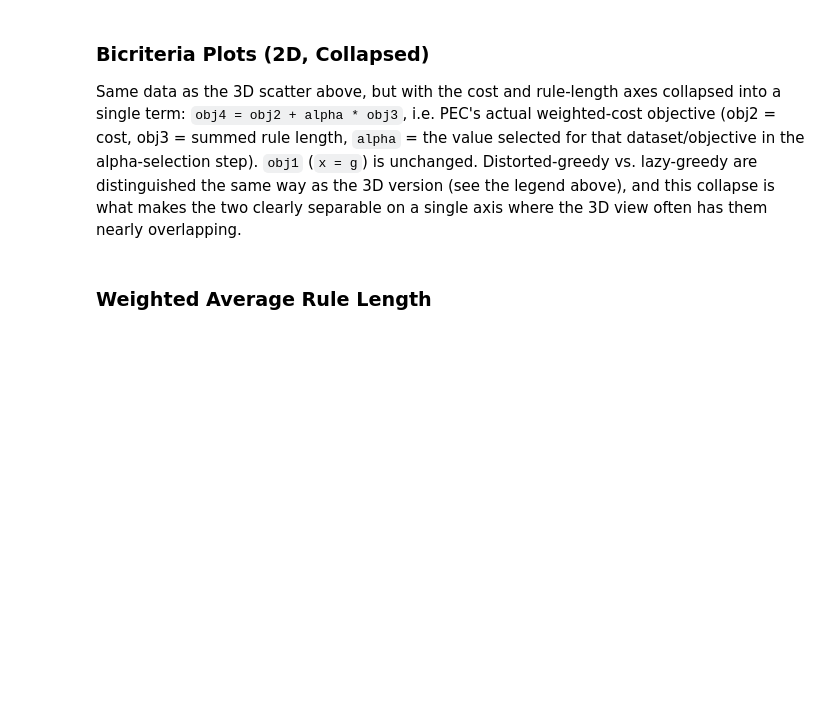
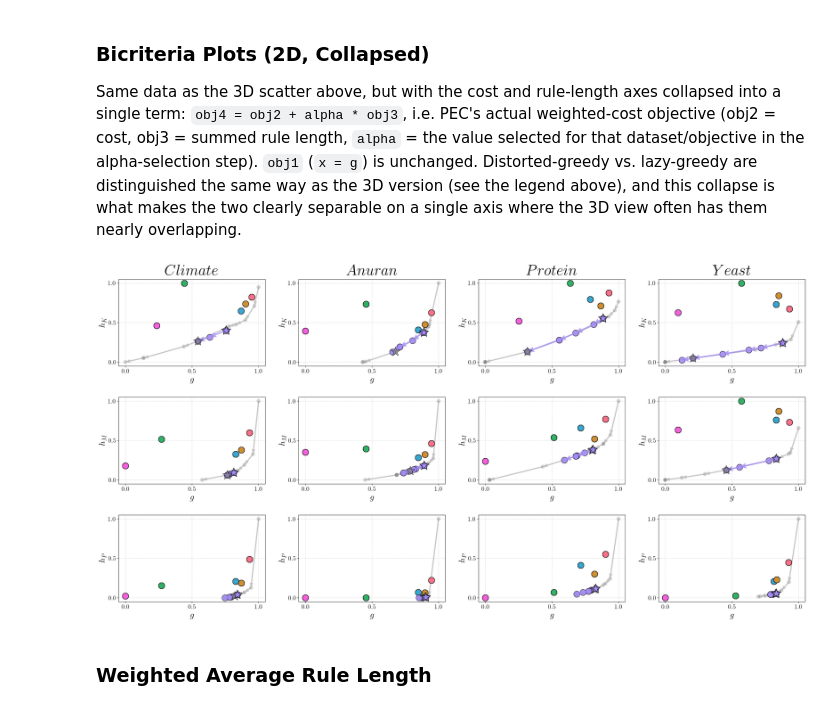
Before and after one commit to kevinqnb/interpretable-clustering, a Jupyter notebook: examples/experiments.ipynb, the cells around one changed output. Cells and saved outputs as stored; diff of their text form; code cells hidden in the pictures; blank space fills up the shorter version.

```diff
--- a/examples/experiments.ipynb
+++ b/examples/experiments.ipynb
@@ -1158,7 +1121,7 @@ fig, axs = plt.subplots(
 for i, (dataset, objective_result_dict) in enumerate(scatter_dict_2d.items()):
     for j, (objective, module_result_dict) in enumerate(objective_result_dict.items()):
         ax = axs[j, i]
-        ax.grid(True, linestyle=':', linewidth=0.6, alpha=0.5)
+        ax.grid(True, linestyle=':', linewidth=0.8, alpha=0.9)
 
         for module, pts in module_result_dict.items():
             x, y4 = pts['x'], pts['y4']
@@ -1170,7 +1133,7 @@ for i, (dataset, objective_result_dict) in enumerate(scatter_dict_2d.items()):
             if is_lazy:
                 ax.scatter(
                     x, y4,
-                    color=color, marker='o', s=40, alpha=0.35,
+                    color=color, marker='o', s=100, alpha=0.35,
                     edgecolor='none', zorder=2,
                 )
                 if len(lam) > 1:
@@ -1183,16 +1146,16 @@ for i, (dataset, objective_result_dict) in enumerate(scatter_dict_2d.items()):
                         # 'dots' keeps the arrow shaft width an absolute size
                         # (independent of axes aspect ratio), so it doesn't
                         # balloon if a panel ends up short and wide.
-                        units='dots', width=2.4,
+                        units='dots', width=4.0,
                         color=color, alpha=0.45,
-                        headwidth=4, headlength=5, zorder=2,
+                        headwidth=3, headlength=4, zorder=2,
                     )
                     arrows.set_linestyle('dashed')
 
                 if lambda_star_idx is not None:
                     ax.scatter(
                         x[lambda_star_idx], y4[lambda_star_idx],
-                        marker='*', s=350, color=color, edgecolor='black',
+                        marker='*', s=600, color=color, edgecolor='black',
                         alpha=0.7, linewidth=1.0, zorder=5,
                     )
             else:
@@ -1200,8 +1163,8 @@ for i, (dataset, objective_result_dict) in enumerate(scatter_dict_2d.items()):
                     x, y4,
                     label=module,
                     color=color,
-                    marker=marker_style_dict.get(module, 'o'),
-                    s=120,
+                    marker='o',#marker_style_dict.get(module, 'o'),
+                    s=240,
                     edgecolor='black',
                     alpha=0.9,
                     zorder=3,
@@ -1214,40 +1177,42 @@ for i, (dataset, objective_result_dict) in enumerate(scatter_dict_2d.items()):
                     ax.quiver(
                         xs[:-1], ys[:-1], dx, dy,
                         angles='xy', scale_units='xy', scale=1,
-                        units='dots', width=3.4,
+                        units='dots', width=4.8,
                         color=color, alpha=0.8,
                         headwidth=4, headlength=5, zorder=4,
                     )
 
                 if lambda_star_idx is not None:
                     ax.scatter(
                         x[lambda_star_idx], y4[lambda_star_idx],
-                        marker='*', s=500, color=color, edgecolor='black',
+                        marker='*', s=600, color=color, edgecolor='black',
                         linewidth=1.2, zorder=6,
                     )
 
-        ax.set_xlim(0, 1)
-        ax.set_ylim(0, 1)
+        ax.set_xlim(-0.05, 1.05)
+        ax.set_ylim(-0.05, 1.05)
         ax.set_xticks([0, 0.5, 1])
         ax.set_yticks([0, 0.5, 1])
         ax.tick_params(axis='both', which='major', labelsize=16)
 
         if j == 0:
             if dataset == "kddcup":
                 ax.set_title(rf"$KDDCup$", pad=10)
             else:
                 ax.set_title(rf"${dataset.capitalize()}$", pad=10)
 
         ax.set_xlabel(r"$g$", fontsize=22)
         ax.set_ylabel(rf"$h_{{{function_name_dict[j]}}}$", fontsize=22)
 
 plt.tight_layout()
 
 #plt.savefig(
 #    "../figures/experiments/bicriteria_2d.pdf",
 #    bbox_inches='tight',
 #    dpi=300
 #)
+# %% [output]
+[figure, added]
 # %% [markdown]
 ### Weighted Average Rule Length
 # %%
```
Also changed, not shown: parts of 14 cells of this notebook, 9 other files.
